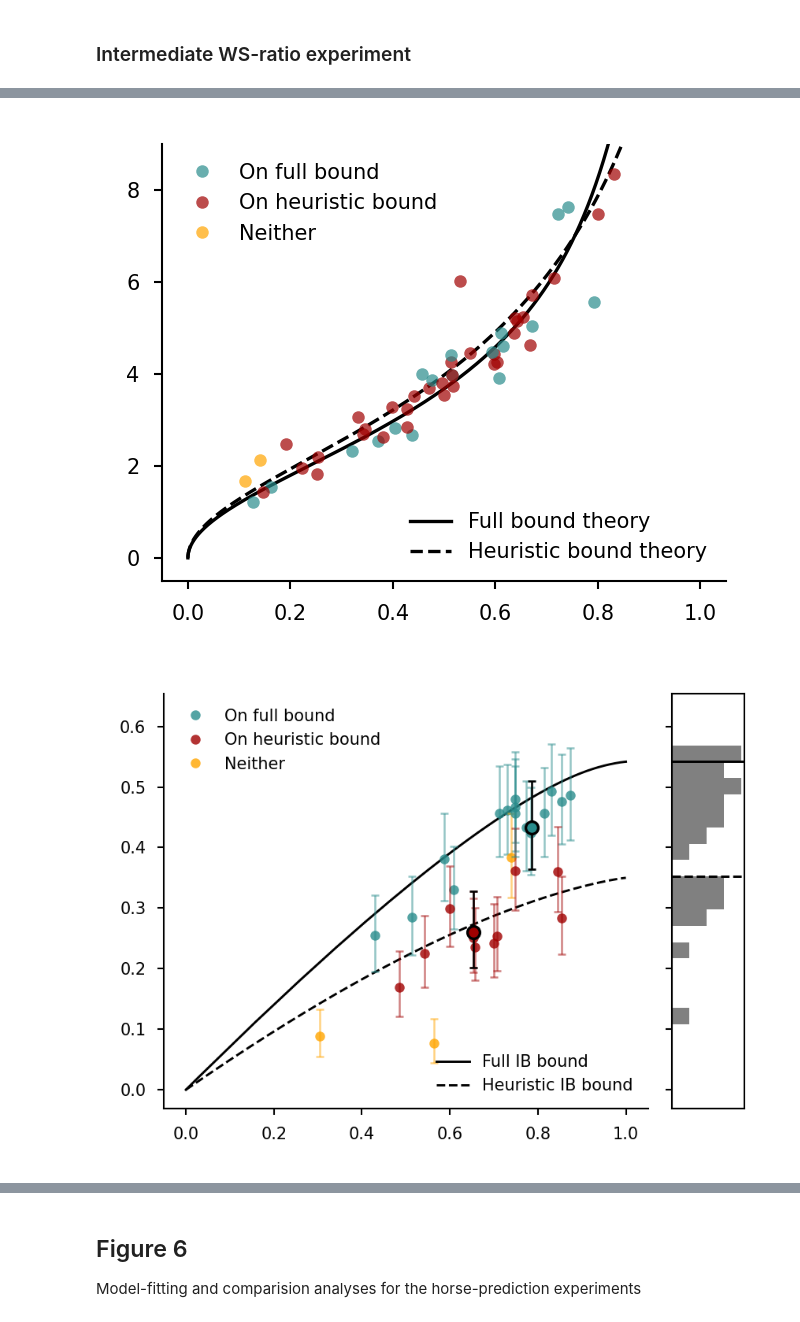
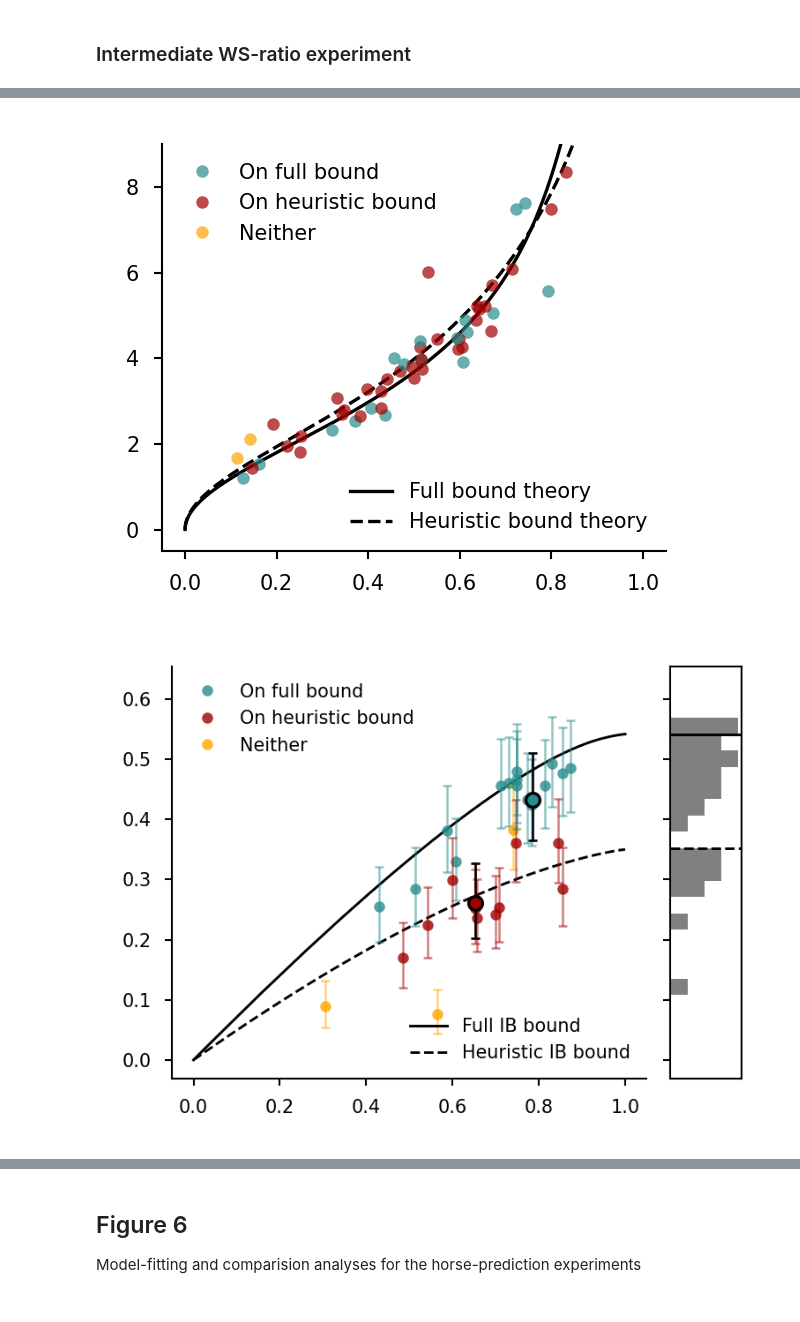
Before and after one commit to jacobaparker/human-inference-IB, a Jupyter notebook: main_analyses_figures.ipynb, the cells around one changed output, grey strips where cells are left out. Drawn from its saved outputs; the diff is of its cells as text; code cells hidden in the pictures.

```diff
--- a/main_analyses_figures.ipynb
+++ b/main_analyses_figures.ipynb
@@ -1045,7 +1059,7 @@ ibdf_ = ibdf_dict[exp].copy()
 
 conds = (ibdf_['exclude_Ixr'] == 0)
 
-fig, ax = plt.subplots(figsize=(3, 2.2), dpi=300)
+fig, ax = plt.subplots(figsize=(2.7, 2), dpi=300)
 
 full_bound, = ax.plot(bound_dict_horses[stats]['full']['I_XR'], bound_dict_horses[stats]['full']['I_RY'], 'k', linewidth=0.7, label='Full IB bound')
 heur_bound, = ax.plot(bound_dict_horses[stats]['equal-weights']['I_XR'], bound_dict_horses[stats]['equal-weights']['I_RY'], '--k', linewidth=0.7, label='Heuristic IB bound')
@@ -1169,7 +1188,7 @@ alldata_dict[exp] = alldata_.copy()
 
 conds = (alldata_['exclude_Ixr'] == 0)
 
-fig, ax = plt.subplots(figsize=(2.3, 1.9), dpi=300)
+fig, ax = plt.subplots(figsize=(2.1, 1.8), dpi=300)
 
 ib_theory, = ax.plot(softmax_dict_horses[stats]['full']['I_XR'], softmax_dict_horses[stats]['full']['betastar'], 'k', alpha=1,linewidth=0.8,label='Full bound theory')
 heur_theory, = ax.plot(softmax_dict_horses[stats]['equal-weights']['I_XR'], softmax_dict_horses[stats]['equal-weights']['betastar'], '--k', alpha=1,linewidth=0.8,label='Heuristic bound theory')
@@ -1208,7 +1227,7 @@ ibdf_ = ibdf_dict[exp].copy()
 
 conds = (ibdf_['exclude_Ixr'] == 0)
 
-fig, ax = plt.subplots(figsize=(3, 2.2), dpi=300)
+fig, ax = plt.subplots(figsize=(2.7, 2), dpi=300)
 
 full_bound, = ax.plot(bound_dict_horses[stats]['full']['I_XR'], bound_dict_horses[stats]['full']['I_RY'], 'k', linewidth=0.7, label='Full IB bound')
 heur_bound, = ax.plot(bound_dict_horses[stats]['equal-weights']['I_XR'], bound_dict_horses[stats]['equal-weights']['I_RY'], '--k', linewidth=0.7, label='Heuristic IB bound')
@@ -1332,7 +1356,7 @@ alldata_dict[exp] = alldata_.copy()
 
 conds = (alldata_['exclude_Ixr'] == 0)
 
-fig, ax = plt.subplots(figsize=(2.3, 1.9), dpi=300)
+fig, ax = plt.subplots(figsize=(2.1, 1.8), dpi=300)
 
 ib_theory, = ax.plot(softmax_dict_horses[stats]['full']['I_XR'], softmax_dict_horses[stats]['full']['betastar'], 'k', alpha=1,linewidth=0.8,label='Full bound theory')
 heur_theory, = ax.plot(softmax_dict_horses[stats]['equal-weights']['I_XR'], softmax_dict_horses[stats]['equal-weights']['betastar'], '--k', alpha=1,linewidth=0.8,label='Heuristic bound theory')
@@ -1353,7 +1377,7 @@ format_axis(ax)
 plt.tight_layout()
 savefig(fig, 'Figure5/figure5_horses_midWS_betastar_vs_Ixr')
 # %% [output]
-[figure, old version]
+[figure, new version]
 # %%
 # plot subject data in IB space
 # EXCLUDE those with I(X;R) < 0.05
@@ -1369,7 +1393,7 @@ ibdf_ = ibdf_dict[exp].copy()
 
 conds = (ibdf_['exclude_Ixr'] == 0)
 
-fig, ax = plt.subplots(figsize=(3, 2.2), dpi=300)
+fig, ax = plt.subplots(figsize=(2.7, 2), dpi=300)
 
 full_bound, = ax.plot(bound_dict_horses[stats]['full']['I_XR'], bound_dict_horses[stats]['full']['I_RY'], 'k', linewidth=0.7, label='Full IB bound')
 heur_bound, = ax.plot(bound_dict_horses[stats]['equal-weights']['I_XR'], bound_dict_horses[stats]['equal-weights']['I_RY'], '--k', linewidth=0.7, label='Heuristic IB bound')
@@ -1408,33 +1432,33 @@ ax.add_artist(leg1)
 format_axis(ax)
 
 # Iry_interp_opt = np.interp(ibdf_.loc[conds,'Ixr'], bound_dict_horses[stats]['full']['I_XR'], bound_dict_horses[stats]['full']['I_RY'])
 Iry_interp_opt = np.interp(ibdf_.loc[conds,'Ixr'], bound_dict_horses[stats]['full']['I_XR'], bound_dict_horses[stats]['full']['I_RY'])
 Iry_interp_heur = np.interp(ibdf_.loc[conds,'Ixr'], bound_dict_horses[stats]['equal-weights']['I_XR'], bound_dict_horses[stats]['equal-weights']['I_RY'])
 heur_efficiency = Iry_interp_heur / np.interp(ibdf_.loc[conds,'Ixr'], bound_dict_horses[stats]['full']['I_XR'], bound_dict_horses[stats]['full']['I_RY'])
 
 avg_rel_heur = heur_efficiency.mean()
 yvals_norm = ibdf_.loc[conds,'info_efficiency'].to_numpy() * bound_dict_horses[stats]['full']['I_RY'].max()
 bins = (np.arange(0,1.2,0.05)) * bound_dict_horses[stats]['full']['I_RY'].max()
 counts, bins = np.histogram(yvals_norm, bins=bins)
 
 ax_hist = ax.inset_axes([1.05, 0, 0.15, 1], sharey=ax)
 ax_hist.barh((bins[:-1] + bins[1:]) / 2, counts, height=(bins[1] - bins[0]), color='gray')
 ax_hist.axhline(bound_dict_horses[stats]['full']['I_RY'].max(), color='black', linestyle='-', linewidth=0.7)
 ax_hist.axhline(avg_rel_heur * bound_dict_horses[stats]['full']['I_RY'].max(), color='black', linestyle='--', linewidth=0.7)
 # ax_hist.set_xlabel('Count')
 ax_hist.set_ylabel('')
 # ax_hist.set_yticks([])
 ax_hist.tick_params(axis='y', labelleft=False, labelsize=5, width=0.5, length=2)
 ax_hist.set_xticks([])
 ax_hist.set_ylim(ax.get_ylim())
 ax_hist.grid(False)
 ax_hist.spines['bottom'].set_linewidth(0.5)
 ax_hist.spines['left'].set_linewidth(0.5)
 ax_hist.spines['top'].set_linewidth(0.5)
 ax_hist.spines['right'].set_linewidth(0.5)
 plt.tight_layout()
 savefig(fig, 'Figure5/figure5_horses_highWS_IBplot')
 # %% [output]
-[figure, old version]
+[figure, new version]
 # %%
 ibdf_[conds]['bound_class'].value_counts()
```
Also changed, not shown: parts of 32 cells of this notebook, 45 other files.
